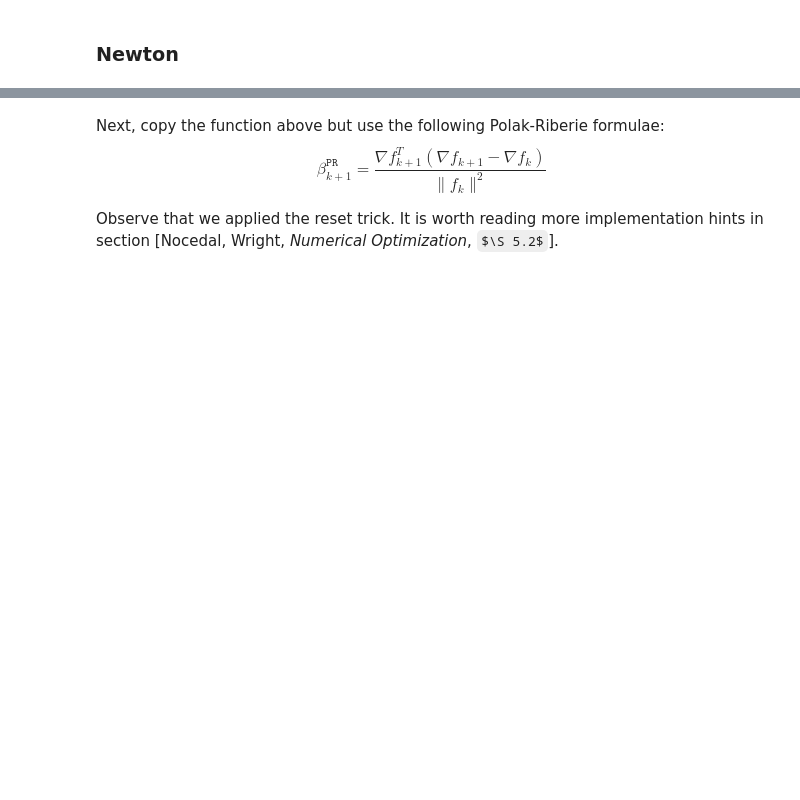
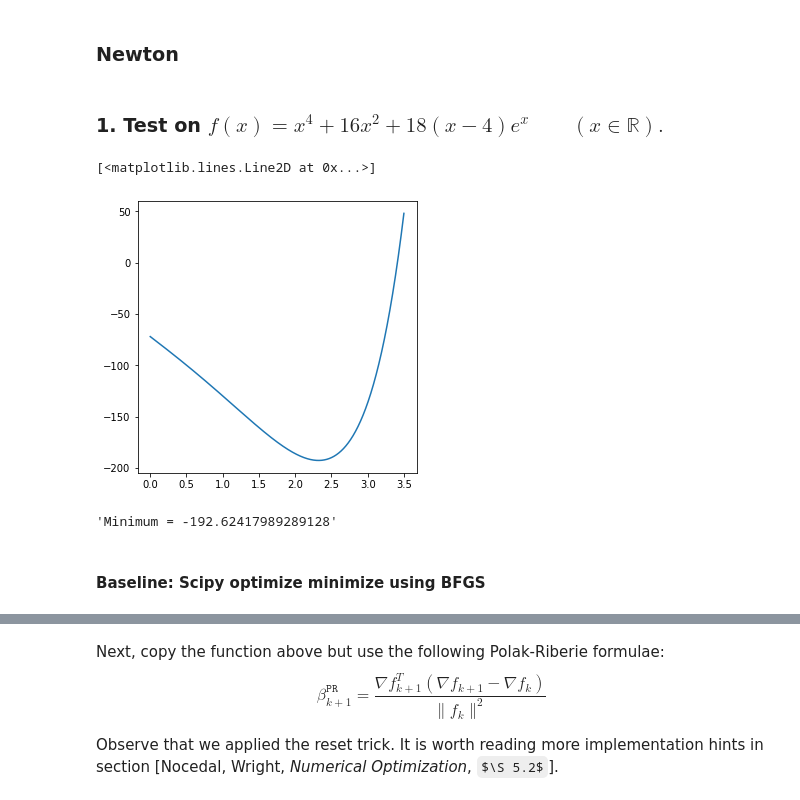
Before and after one commit to TheFebrin/UNIVERSITY, a Jupyter notebook: Numerical Optimization/Lab 3/problem-set-3.ipynb, the cells around one changed output, grey strips where cells are left out. Drawn from its saved outputs; the diff is of its cells as text; code cells hidden in the pictures; some formulas as TeX source; blank space fills up the shorter version.

```diff
--- a/Numerical Optimization/Lab 3/problem-set-3.ipynb
+++ b/Numerical Optimization/Lab 3/problem-set-3.ipynb
@@ -43,8 +61,16 @@ Remark. In `newton` function you should use both `exact_line_search` (1 pt) and
 # %% [markdown]
 ### function f
-# %%
-def f(x):
-    return x
+# %%
+def f(x: float, order: int = 0):
+    assert order in (0, 1, 2), f'Wrong order: {order}'
+    value = x ** 4 + 16 * x ** 2 + 18 * (x - 4) * np.exp(x)
+    grad = 4 * x ** 3 + 32 * x + 18 * (x - 3) * np.exp(x)
+    H = 12 * x ** 2 + 32 + 18 * (x - 2) * np.exp(x)
+    return {
+        0: value,
+        1: (value, grad),
+        2: (value, grad, H),
+    }[order]
 # %% [markdown]
 ### boyd_example_func
 # %%
@@ -172,2 +283,18 @@ def newton(
 
     return (x, values, runtimes, xs)
+# %% [markdown]
+### 1. Test on $ f(x) = x^4 + 16x^2 + 18(x-4) e^x\qquad (x\in\mathbb R). $
+# %%
+# Plot 1st order
+
+X = np.linspace(0, 3.5, 10000)
+Y = f(X)
+plt.figure(figsize=(5, 5))
+plt.plot(X, Y)
+# %% [output]
+[<matplotlib.lines.Line2D at 0x...>]
+[figure, added]
+# %%
+f'Minimum = {Y.min()}'
+# %% [output]
+'Minimum = -192.62417989289128'
@@ -173,0 +303,2 @@ def newton(
+# %% [markdown]
+#### Baseline: Scipy optimize minimize using BFGS
```
Also changed, not shown: parts of 40 cells of this notebook.
